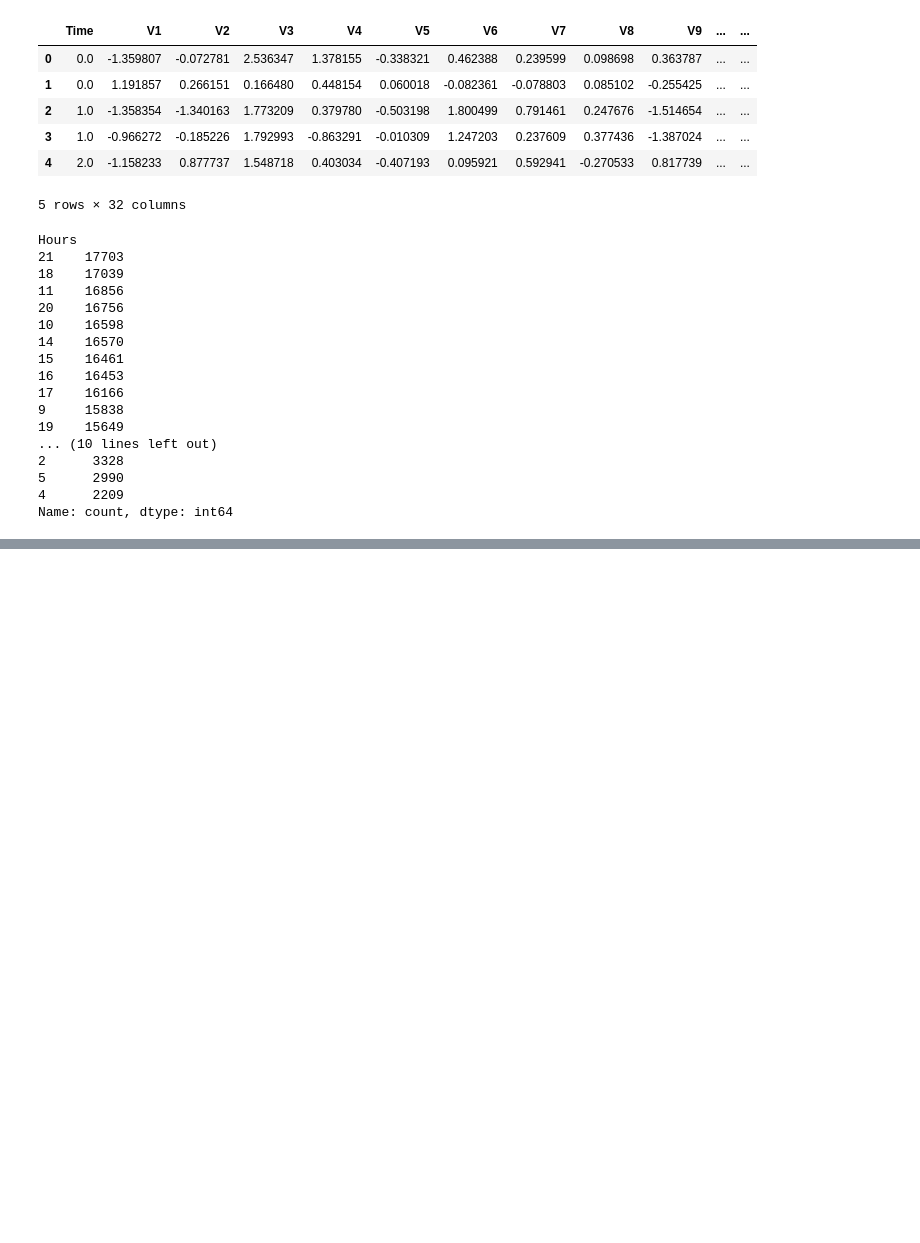
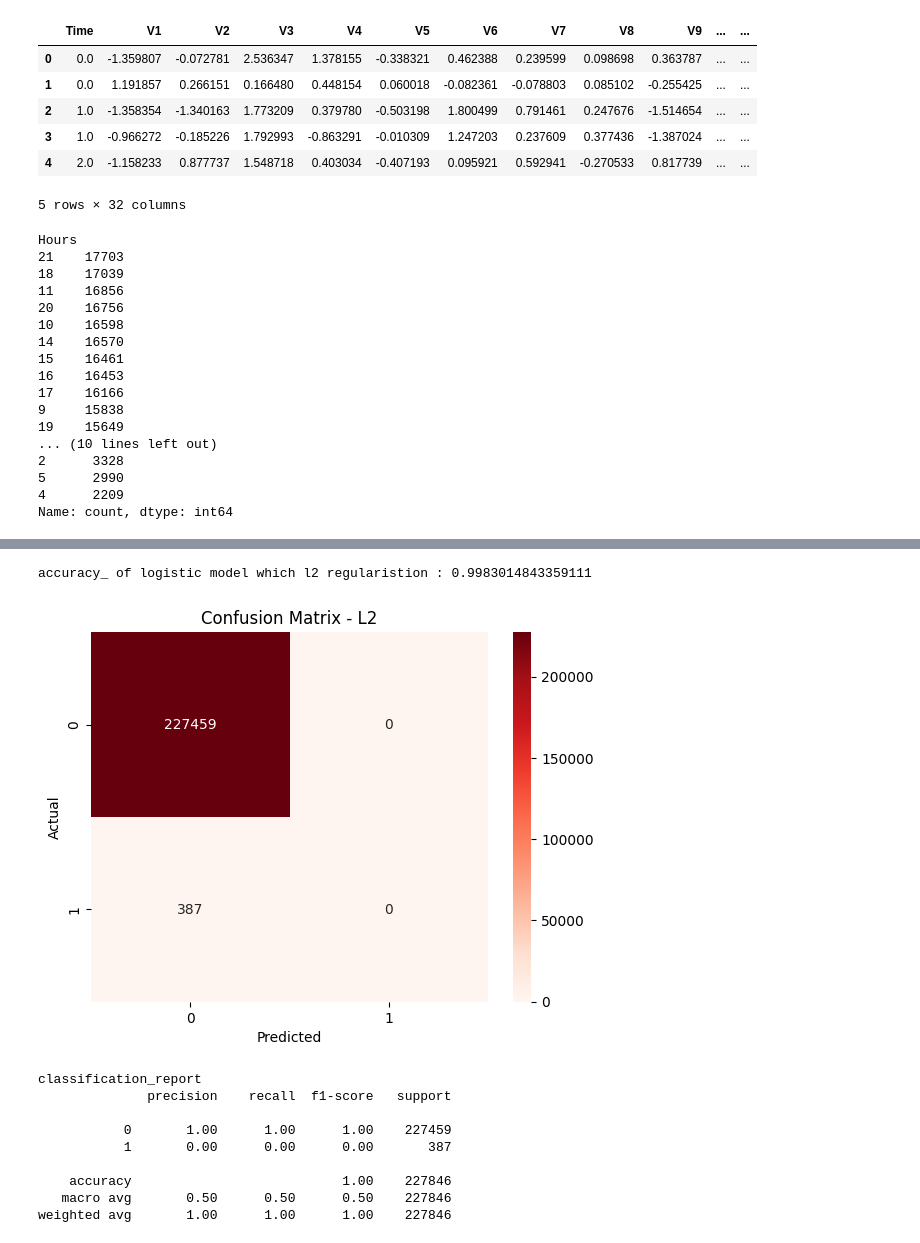
Before and after one commit to sripavan24/fraud-detection-e2e, a Jupyter notebook: notebook/Train_data.ipynb, the cells around one changed output, grey strips where cells are left out. Cells and saved outputs as stored; diff of their text form; code cells hidden in the pictures; blank space fills up the shorter version.

```diff
--- a/notebook/Train_data.ipynb
+++ b/notebook/Train_data.ipynb
@@ -73,4 +66,4 @@ Name: count, dtype: int64
 # %%
-X=sample_data_set.drop("Class",axis=1)
-Y=sample_data_set['Class']
+X=df.drop("Class",axis=1)
+Y=df['Class']
 # %%
@@ -92,0 +126,29 @@ x_train,x_test,y_train,y_test=train_test_split(X,Y,train_size=0.2,random_state=4
+# %%
+num_C= list(np.power(10.0 ,np.arange(-10,10)))
+
+cv_num=KFold(n_splits=10,shuffle=True,random_state=42)
+
+searchCV_l2=LogisticRegressionCV(
+    Cs=num_C,
+    penalty='l2',
+    scoring='roc_auc',
+    cv=cv_num
+    ,random_state=42,
+    max_iter=10000,
+    fit_intercept=True
+    ,solver='newton-cg',
+    tol=4
+)
+
+searchCV_l1=LogisticRegressionCV(
+    Cs=num_C,
+    penalty="l1",
+    scoring="roc_auc",
+    cv=cv_num,
+    random_state=42,
+    max_iter=10000,
+    fit_intercept=True
+    ,solver='liblinear',
+    tol=4
+
+    )
@@ -92,0 +212,24 @@ x_train,x_test,y_train,y_test=train_test_split(X,Y,train_size=0.2,random_state=4
+# %%
+print("accuracy_ of logistic model which l2 regularistion : {0}".format(accuracy_l2))
+sns.heatmap(confusion_matrix(y_test,y_pred_l2), annot=True,
+            fmt="d",
+            cmap="Reds")
+
+plt.ylabel("Actual")
+plt.xlabel("Predicted")
+plt.title("Confusion Matrix - L2")
+plt.show()
+print("classification_report")
+print(classification_report(y_test,y_pred_l2))
+# %% [output]
+accuracy_ of logistic model which l2 regularistion : 0.9983014843359111
+[figure, added]
+classification_report
+              precision    recall  f1-score   support
+
+           0       1.00      1.00      1.00    227459
+           1       0.00      0.00      0.00       387
+
+    accuracy                           1.00    227846
+   macro avg       0.50      0.50      0.50    227846
+weighted avg       1.00      1.00      1.00    227846
```
Also changed, not shown: parts of 23 cells of this notebook.
